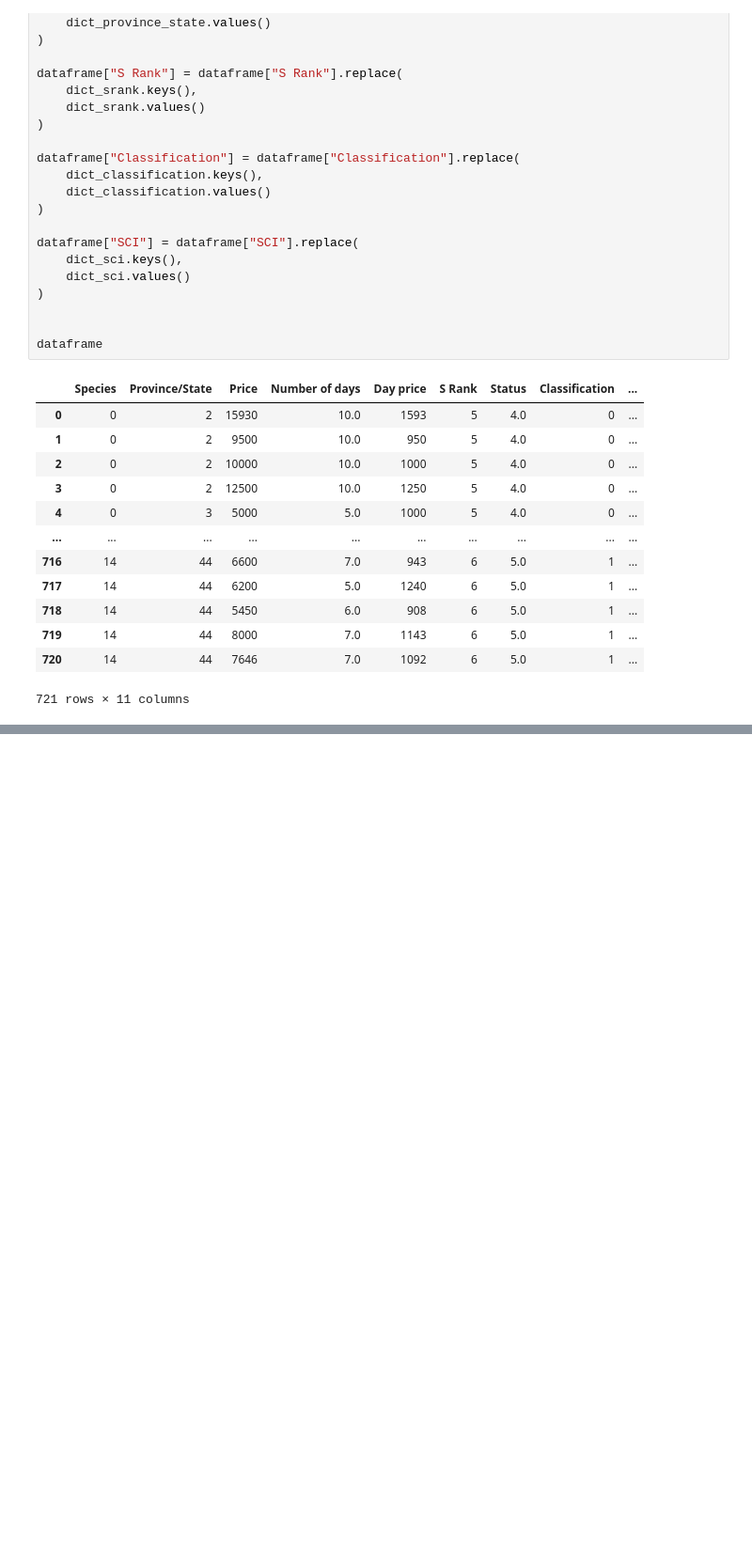
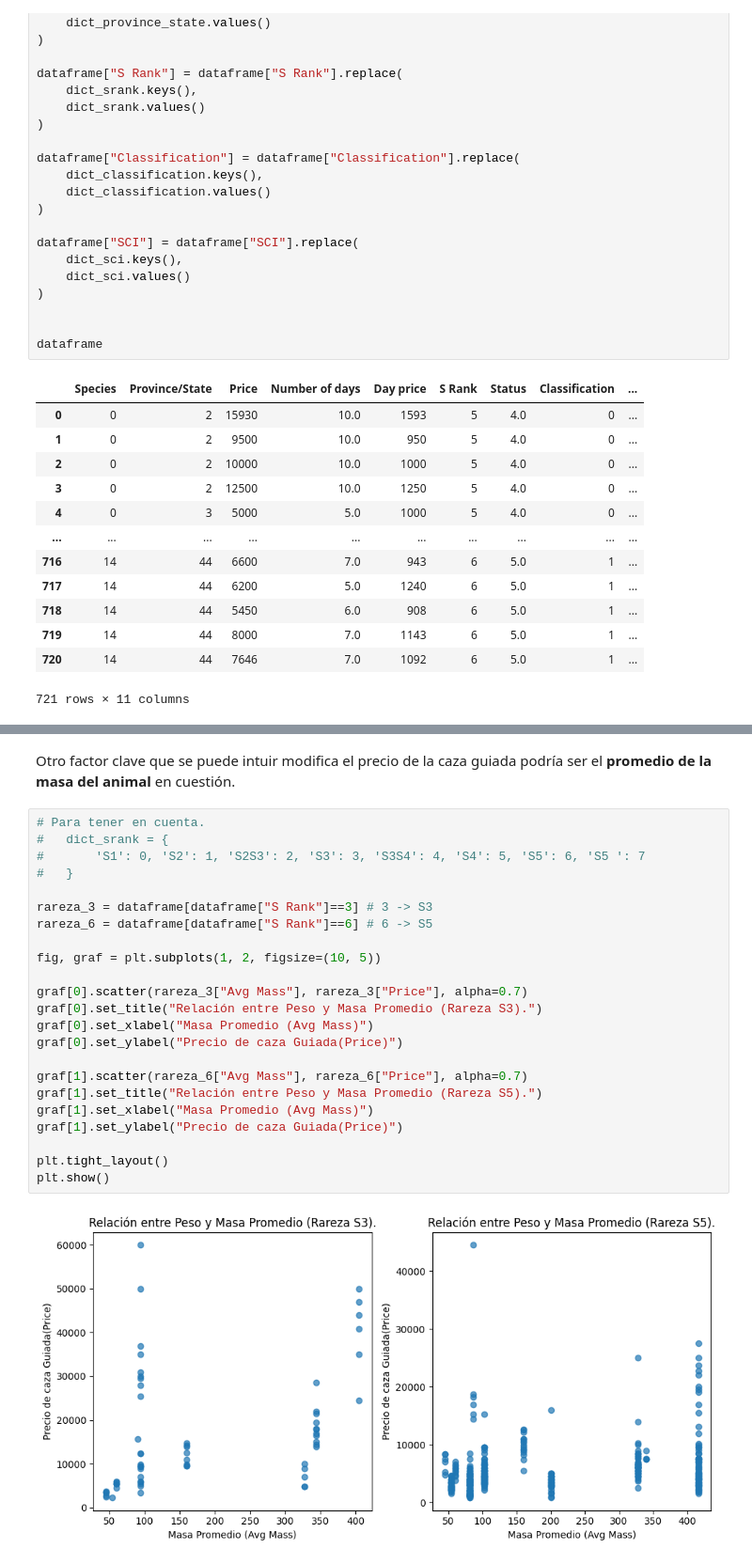
Before and after one commit to Juanalgo1/Alvarez-Maidana, a Jupyter notebook: analisis-jup.ipynb, the cells around one changed output, grey strips where cells are left out. Shown: that part at 94% size. Drawn from its saved outputs; the diff is of its cells as text; blank space fills up the shorter version.

```diff
--- a/analisis-jup.ipynb
+++ b/analisis-jup.ipynb
@@ -160,0 +195,27 @@ Nuevamente como mencionamos al comienzo es importante destacar que no estamos te
+# %% [markdown]
+Otro factor clave que se puede intuir modifica el precio de la caza guiada podría ser el **promedio de la masa del animal** en cuestión.
+# %%
+# Para tener en cuenta.
+#   dict_srank = {
+#       'S1': 0, 'S2': 1, 'S2S3': 2, 'S3': 3, 'S3S4': 4, 'S4': 5, 'S5': 6, 'S5 ': 7
+#   }
+
+rareza_3 = dataframe[dataframe["S Rank"]==3] # 3 -> S3
+rareza_6 = dataframe[dataframe["S Rank"]==6] # 6 -> S5
+
+fig, graf = plt.subplots(1, 2, figsize=(10, 5))
+
+graf[0].scatter(rareza_3["Avg Mass"], rareza_3["Price"], alpha=0.7)
+graf[0].set_title("Relación entre Peso y Masa Promedio (Rareza S3).")
+graf[0].set_xlabel("Masa Promedio (Avg Mass)")
+graf[0].set_ylabel("Precio de caza Guiada(Price)")
+
+graf[1].scatter(rareza_6["Avg Mass"], rareza_6["Price"], alpha=0.7)
+graf[1].set_title("Relación entre Peso y Masa Promedio (Rareza S5).")
+graf[1].set_xlabel("Masa Promedio (Avg Mass)")
+graf[1].set_ylabel("Precio de caza Guiada(Price)")
+
+plt.tight_layout()
+plt.show()
+# %% [output]
+[figure, added]
```
Also changed, not shown: parts of 10 cells of this notebook, 1 other file.
